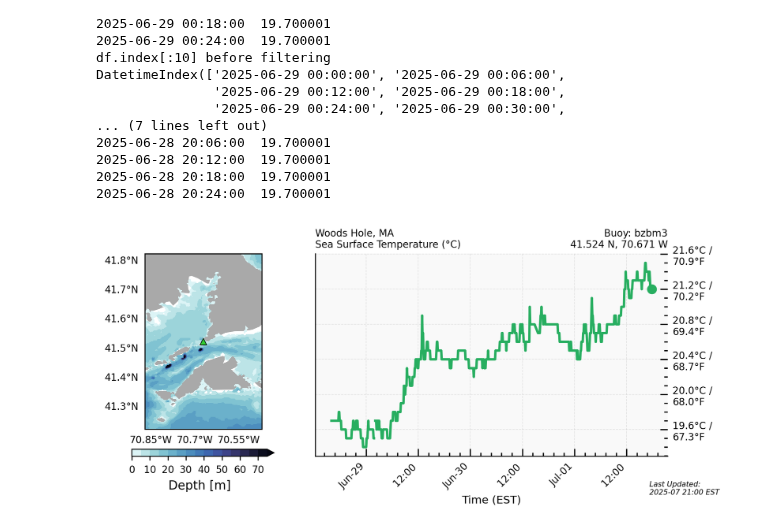
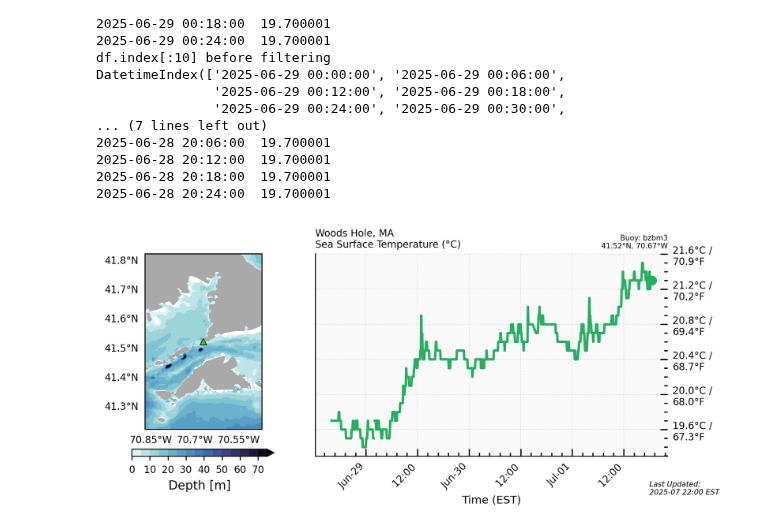
Before and after one commit to anthony-meza/xbuoy, a Jupyter notebook: examples/website_examples/get_realtime_data.ipynb, the cells around one changed output. Cells and saved outputs as stored; diff of their text form; code cells hidden in the pictures.

Commit message:
updating plots

```diff
--- a/examples/website_examples/get_realtime_data.ipynb
+++ b/examples/website_examples/get_realtime_data.ipynb
@@ -201,10 +201,12 @@ ax2.text(
     f"{station_name}\nSea Surface Temperature (°C)",
     transform=ax2.transAxes, ha='left', va='bottom', fontsize=8
 )
+buoy_location_text = f"Buoy: {station_id}\n{float(location[0]):.2f}°{location[1]}, {float(location[2]):.2f}°{location[3]}"
 ax2.text(
     1, 1.02,
-    f"Buoy: {station_id}\n{' '.join(location[:2])}, {' '.join(location[2:4])}",
-    transform=ax2.transAxes, ha='right', va='bottom', fontsize=8
+    # f"Buoy: {station_id}\n{' '.join(location[:2])}, {' '.join(location[2:4])}",
+    buoy_location_text,
+    transform=ax2.transAxes, ha='right', va='bottom', fontsize=8,
 )
 
 # Plot the data
@@ -249,31 +251,31 @@ def celsius_fahrenheit_formatter(x, pos):
     return f"{x:.1f}°C /\n{f:.1f}°F"
 
 ax2.yaxis.set_major_formatter(
     ticker.FuncFormatter(celsius_fahrenheit_formatter)
 )
 
 # “Last Updated” annotation
 today_str = today_EST.strftime("%Y-%m %H:00")
 ax2.annotate(
     f"Last Updated:\n{today_str} EST",
     xy=(1, 0), xycoords="axes fraction",
     xytext=(-15, -20), textcoords="offset points",
     ha="left", va="top",
     fontsize=6, fontstyle="italic"
 )
 
 # Inward ticks on both axes
 ax2.tick_params(
     axis='both', which='both', direction='in',
     top=False, right=True, length=6, width=1, pad=4
 )
 ax2.minorticks_on()
 ax2.tick_params(
     which='minor', direction='in',
     top=False, right=True, length=3, width=1
 )
 # fig.tight_layout()
 # Save
 fig.savefig("./images/temperature_plot.png", dpi=200, bbox_inches='tight')
 # %% [output]
-[figure, old version]
+[figure, new version]
```
Also changed, not shown: 1 other file.
